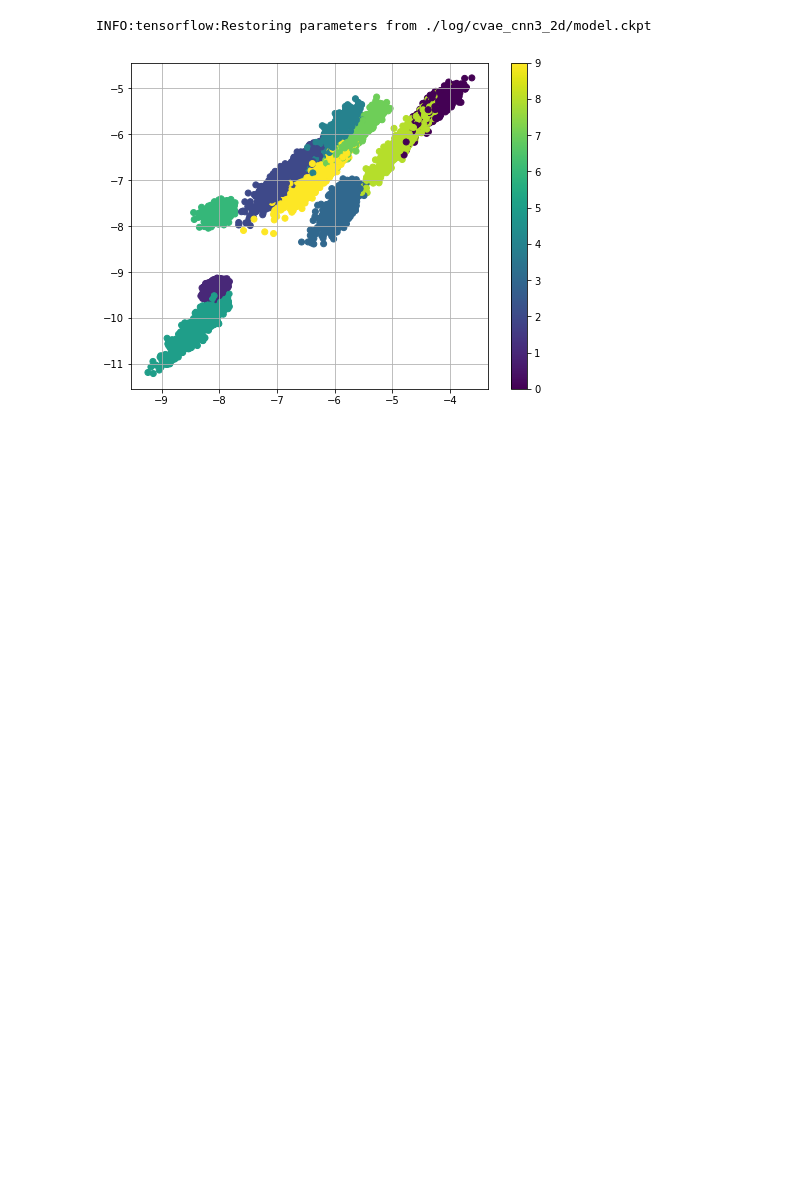
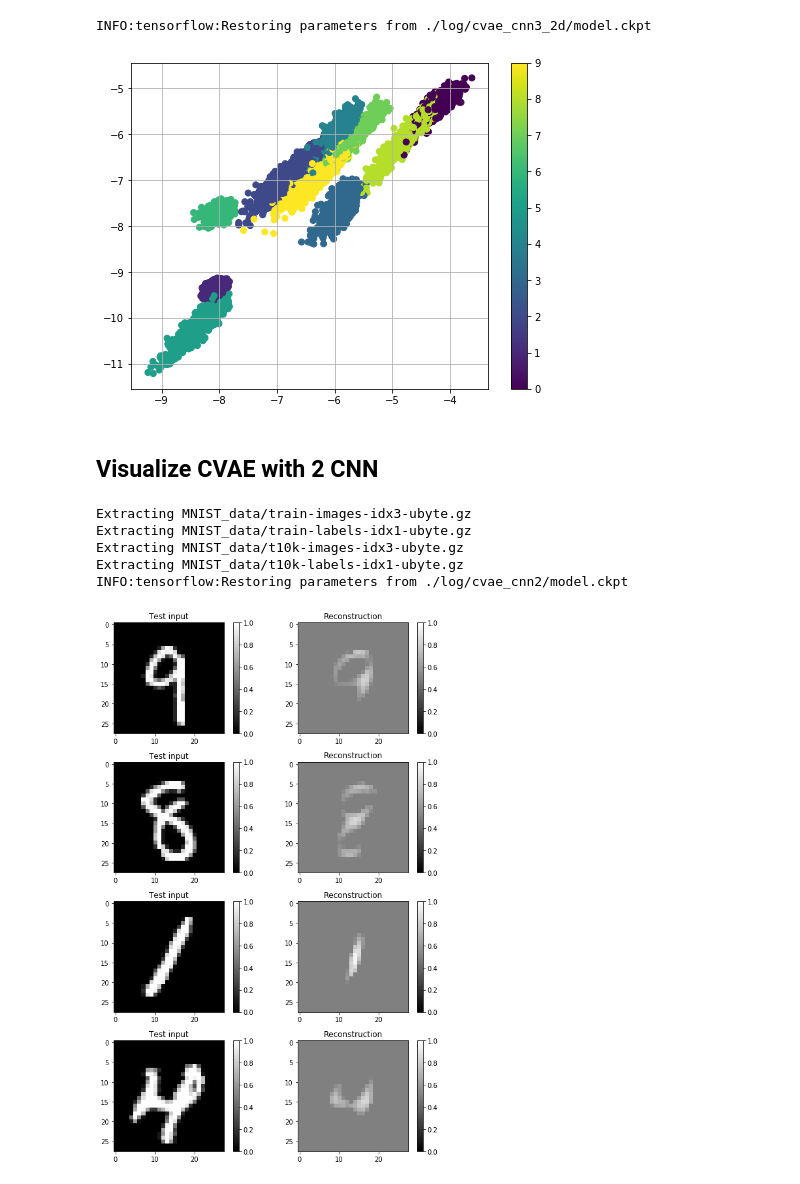
Before and after one commit to asahi417/ConditionalVariationalAutoEncoder, a Jupyter notebook: visualization_cvae.ipynb, the cells around one changed output. Saved outputs shown, nothing was run; the diff lists cells and outputs as text; code cells hidden in the pictures; blank space fills up the shorter version.

Commit message:
plot

```diff
--- a/visualization_cvae.ipynb
+++ b/visualization_cvae.ipynb
@@ -95,3 +95,39 @@ plt.grid()
 # %% [output]
 INFO:tensorflow:Restoring parameters from ./log/cvae_cnn3_2d/model.ckpt
 [figure]
+# %% [markdown]
+## Visualize CVAE with 2 CNN
+# %%
+from model import CVAE_CNN2
+
+mnist, size = mnist_loader()
+
+# load model
+network_architecture = dict(n_input=[28, 28, 1], n_z=20)
+model = CVAE_CNN2(10, network_architecture=network_architecture, load_model="./log/cvae_cnn2/model.ckpt")
+
+# feed test data and reconstruct
+_x, _y = mnist.test.next_batch(model.batch_size)
+_x = shape_2d(_x, model.batch_size)
+reconstruction = model.reconstruct(_x, _y)
+
+# plot
+plt.figure(figsize=(8, 12))
+_n = 4
+for i in range(_n):
+    plt.subplot(_n, 2, 2*i + 1)
+    plt.imshow(_x[i].reshape(28, 28), vmin=0, vmax=1, cmap="gray")
+    plt.title("Test input")
+    plt.colorbar()
+    plt.subplot(_n, 2, 2*i + 2)
+    plt.imshow(reconstruction[i].reshape(28, 28), vmin=0, vmax=1, cmap="gray")
+    plt.title("Reconstruction")
+    plt.colorbar()
+plt.tight_layout()
+# %% [output]
+Extracting MNIST_data/train-images-idx3-ubyte.gz
+Extracting MNIST_data/train-labels-idx1-ubyte.gz
+Extracting MNIST_data/t10k-images-idx3-ubyte.gz
+Extracting MNIST_data/t10k-labels-idx1-ubyte.gz
+INFO:tensorflow:Restoring parameters from ./log/cvae_cnn2/model.ckpt
+[figure, added]
```
